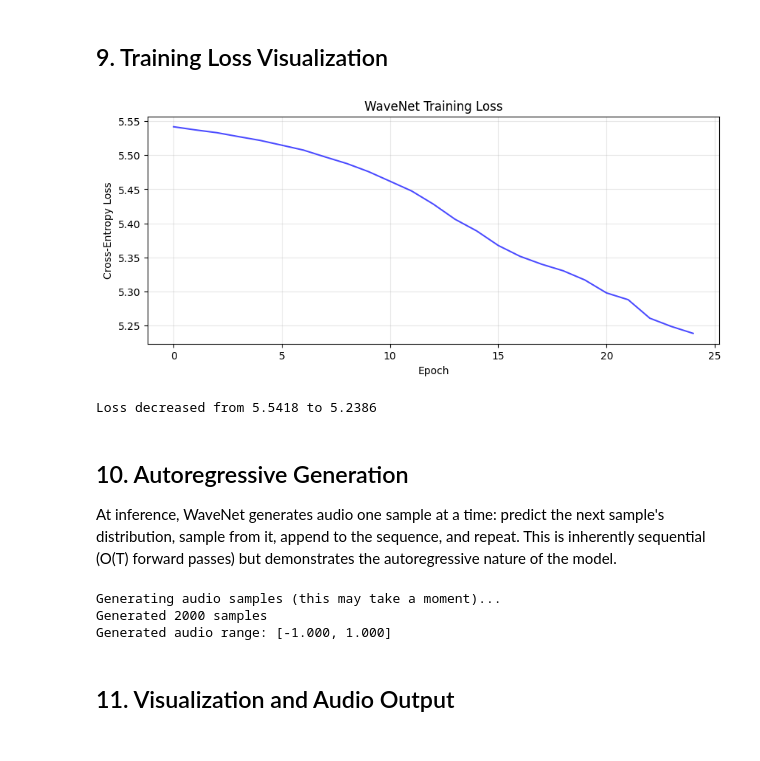
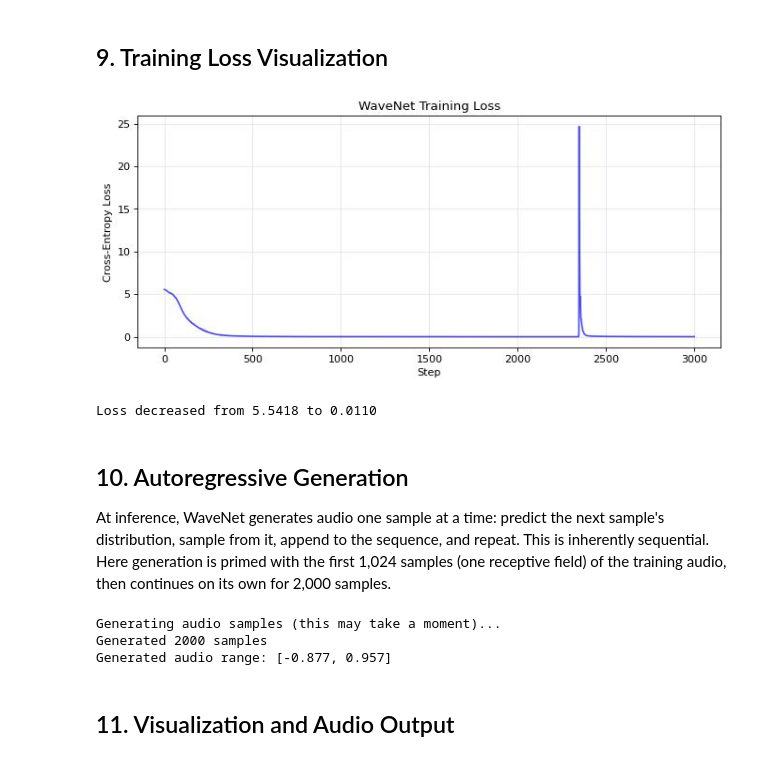
Before and after one commit to nadeemcite/research-papers, a Jupyter notebook: 089_wavenet-a-generative-model-for-raw-audio/solution.ipynb, the cells around one changed output. Drawn from its saved outputs; the diff is of its cells as text; code cells hidden in the pictures.

```diff
--- a/089_wavenet-a-generative-model-for-raw-audio/solution.ipynb
+++ b/089_wavenet-a-generative-model-for-raw-audio/solution.ipynb
@@ -7,6 +7,9 @@ This notebook implements a simplified WaveNet from scratch in PyTorch — a full
 # %% [markdown]
 ## 1. Setup and Imports
 # %%
+import atexit
+import shutil
+
 import torch
 import torch.nn as nn
 import torch.nn.functional as F
@@ -15,8 +18,17 @@ import numpy as np
 import matplotlib.pyplot as plt
 from scipy.io import wavfile
 import os
-import warnings
-warnings.filterwarnings('ignore')
+from matplotlib_inline.backend_inline import set_matplotlib_formats
+
+# Show figures as JPEG at a modest resolution to keep the saved notebook small
+set_matplotlib_formats('jpeg')
+plt.rcParams['figure.dpi'] = 80
+
+# On Kaggle (detected from its environment), keep a copy of this notebook with its outputs when
+# the kernel exits, so `kaggle kernels output` can download the executed version
+if 'KAGGLE_KERNEL_RUN_TYPE' in os.environ:
+    atexit.register(lambda: os.path.exists('__notebook__.ipynb')
+                    and shutil.copy('__notebook__.ipynb', 'executed_solution.ipynb'))
 
 # Reproducibility
 torch.manual_seed(42)
@@ -33,7 +45,7 @@ CHANNELS = 32            # residual/skip channels (paper: 128-512)
 N_LAYERS = 10            # dilated layers per stack (paper: 10)
 N_STACKS = 1             # number of dilation stacks (paper: 3)
 KERNEL_SIZE = 2          # filter size
-EPOCHS = 25
+STEPS = 3000           # training steps, one batch of random windows each
 LEARNING_RATE = 1e-3
 BATCH_SIZE = 4
 AUDIO_LENGTH = 4096      # training sequence length
@@ -346,13 +358,13 @@ Training uses **teacher forcing**: all timesteps are predicted in parallel. The
 optimizer = optim.Adam(model.parameters(), lr=LEARNING_RATE)
 loss_history = []
 
-print(f"Training WaveNet for {EPOCHS} epochs...")
+print(f"Training WaveNet for {STEPS} steps...")
 print(f"  Layers: {N_LAYERS}, Stacks: {N_STACKS}, Channels: {CHANNELS}")
 print(f"  Receptive field: {model.receptive_field()} samples")
 print()
 
 model.train()
-for epoch in range(EPOCHS):
+for step in range(STEPS):
     # Shuffle training windows
     n_windows = (len(long_audio_encoded) - AUDIO_LENGTH) // 100
     indices = np.random.permutation(n_windows)[:BATCH_SIZE]
@@ -388,8 +400,8 @@ for epoch in range(EPOCHS):
 
     loss_history.append(loss.item())
 
-    if (epoch + 1) % 5 == 0 or epoch == 0:
-        print(f"Epoch {epoch+1:3d}/{EPOCHS} | Loss: {loss.item():.4f}")
+    if (step + 1) % 500 == 0 or step == 0:
+        print(f"Step {step+1:4d}/{STEPS} | Loss: {loss.item():.4f}")
 
 print(f"\nFinal loss: {loss_history[-1]:.4f}")
 # %% [output]
@@ -410,20 +423,20 @@ Final loss: 5.2386
 # %%
 plt.figure(figsize=(10, 4))
 plt.plot(loss_history, 'b-', alpha=0.7)
-plt.xlabel('Epoch')
+plt.xlabel('Step')
 plt.ylabel('Cross-Entropy Loss')
 plt.title('WaveNet Training Loss')
 plt.grid(True, alpha=0.3)
 plt.savefig('training_loss.png', dpi=100, bbox_inches='tight')
 plt.show()
 print(f"Loss decreased from {loss_history[0]:.4f} to {loss_history[-1]:.4f}")
 # %% [output]
-[figure, old version]
+[figure, new version]
-Loss decreased from 5.5418 to 5.2386
+Loss decreased from 5.5418 to 0.0110
 # %% [markdown]
 ## 10. Autoregressive Generation
 
-At inference, WaveNet generates audio one sample at a time: predict the next sample's distribution, sample from it, append to the sequence, and repeat. This is inherently sequential (O(T) forward passes) but demonstrates the autoregressive nature of the model.
+At inference, WaveNet generates audio one sample at a time: predict the next sample's distribution, sample from it, append to the sequence, and repeat. This is inherently sequential. Here generation is primed with the first 1,024 samples (one receptive field) of the training audio, then continues on its own for 2,000 samples.
 # %%
 def generate_audio(model, n_samples=2000, seed=None, device='cpu'):
     """Generate audio autoregressively.
@@ -474,7 +487,7 @@ def generate_audio(model, n_samples=2000, seed=None, device='cpu'):
     return np.array(generated[len(generated) - n_samples:])
 
 print("Generating audio samples (this may take a moment)...")
-generated_categories = generate_audio(model, n_samples=2000, device=device)
+generated_categories = generate_audio(model, n_samples=2000, seed=long_audio_encoded[:model.receptive_field()], device=device)
 print(f"Generated {len(generated_categories)} samples")
 
 # Decode from mu-law
@@ -483,7 +496,7 @@ print(f"Generated audio range: [{generated_audio.min():.3f}, {generated_audio.ma
 # %% [output]
 Generating audio samples (this may take a moment)...
 Generated 2000 samples
-Generated audio range: [-1.000, 1.000]
+Generated audio range: [-0.877, 0.957]
 # %% [markdown]
 ## 11. Visualization and Audio Output
 # %%
```
Also changed, not shown: parts of 6 cells of this notebook, 3 other files.
